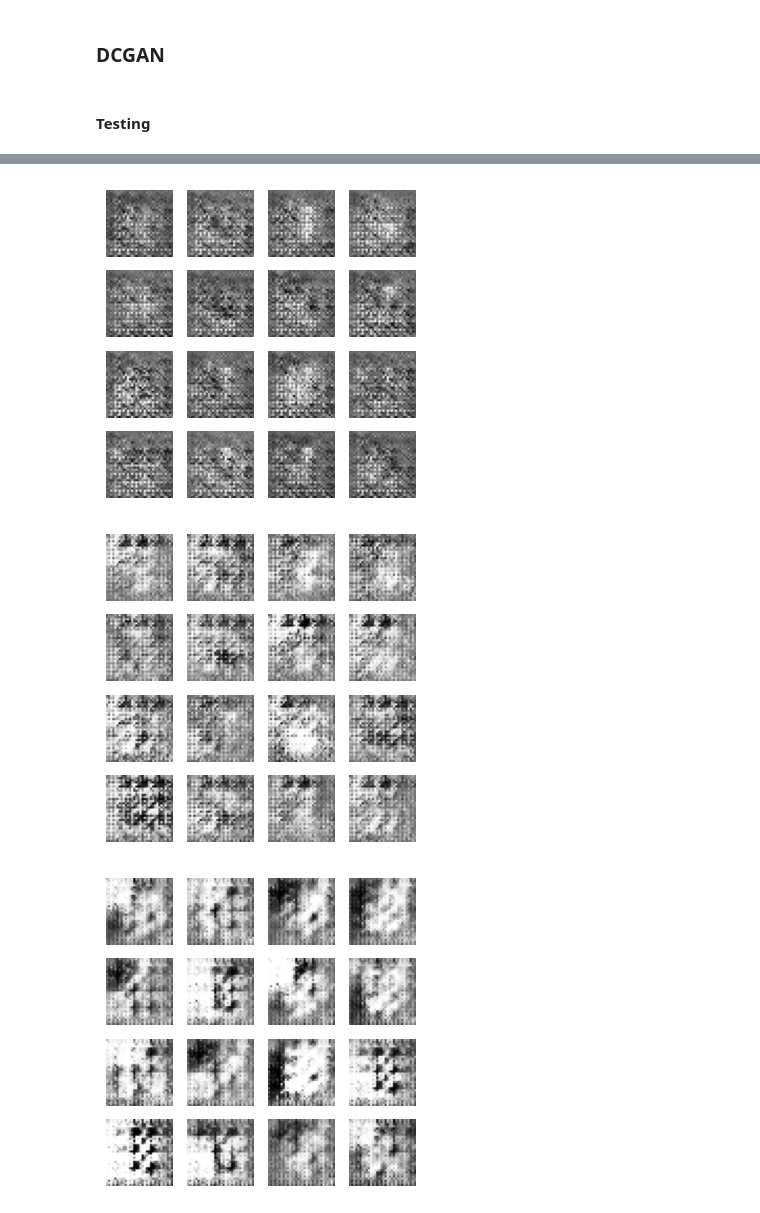
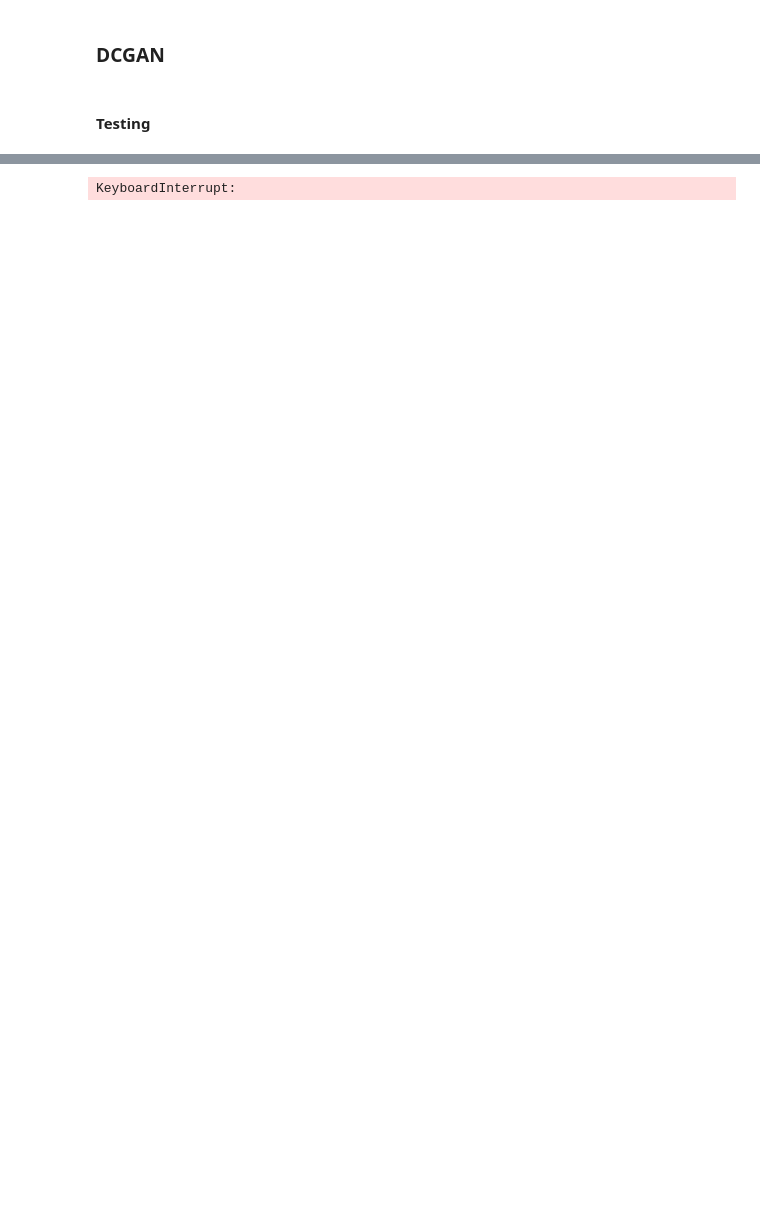
Before and after one commit to tlaw009/GAN-devel, a Jupyter notebook: DCGAN_development.ipynb, the cells around one changed output, grey strips where cells are left out. Cells and saved outputs as stored; diff of their text form; code cells hidden in the pictures; blank space fills up the shorter version.

```diff
--- a/DCGAN_development.ipynb
+++ b/DCGAN_development.ipynb
@@ -73,12 +88,8 @@ class Generator(Model):
         self.noise_dim = noise_dim
         self.image_shape = image_shape
         self.num_channel = num_channel
-        self.kernel_size = int(min(max(min(image_shape[0]/8.0-3.0, image_shape[1]/8.0-3.0), 3.0), 11.0))
+        self.kernel_size = int(min(max(min(image_shape[0]/8.0-3.0, image_shape[1]/8.0-3.0), 5.0), 11.0))
 
-        self.b_norm_d = layers.BatchNormalization()
-        self.b_norm_c1 = layers.BatchNormalization()
-        self.b_norm_c2 = layers.BatchNormalization()
-        self.b_norm_c3 = layers.BatchNormalization()
         self.lr_d = layers.LeakyReLU()
         self.lr_c1 = layers.LeakyReLU()
         self.lr_c2 = layers.LeakyReLU()
@@ -100,18 +111,30 @@ class Generator(Model):
 
     def call(self, noise_vec):
 
-        init_vec = self.lr_d(self.b_norm_d(self.init_dense(noise_vec)))
+        init_vec = tf.squeeze(self.lr_d(self.init_dense(noise_vec)))
+
+#         print(init_vec.shape)
 
         reshaped = self.init_reshape(init_vec)
 
-        convt1 = self.lr_c1(self.b_norm_c1(self.conv2dT1(reshaped)))
+#         print(reshaped.shape)
 
-        convt2 = self.lr_c2(self.b_norm_c2(self.conv2dT2(convt1)))
+        convt1 = self.lr_c1(self.conv2dT1(reshaped))
 
-        convt3 = self.lr_c3(self.b_norm_c3(self.conv2dT3(convt2)))
+#         print(convt1.shape)
+
+        convt2 = self.lr_c2(self.conv2dT2(convt1))
+
+#         print(convt2.shape)
+
+        convt3 = self.lr_c3(self.conv2dT3(convt2))
+
+#         print(convt3.shape)
 
         out = self.conv2dTactv(convt3)
 
+#         print(out.shape)
+
         return out
 # %% [markdown]
 #### Testing
@@ -298,4 +385,6 @@ class DCGAN:
 (train_images, train_labels), (_, _) = tf.keras.datasets.mnist.load_data()
 train_images = tf.expand_dims(train_images, -1)
 # %%
-dcgan1 = DCGAN(train_images, (32,32), 1, 10)
+dcgan1 = DCGAN(train_images, (32,32), 1, 100)
+d1 = Discriminator((32,32), 1)
+g1 = Generator(10, (32,32), 1)
@@ -302,3 +401,3 @@ dcgan1 = DCGAN(train_images, (32,32), 1, 10)
 # %%
-dcgan1.train(10)
+dcgan1.train(1000)
 # %% [output]
@@ -305,3 +415,2 @@ dcgan1.train(10)
+KeyboardInterrupt:
-[figure, old version]
+[figure, new version]
-[figure, removed]
-[figure, removed]
```
Also changed, not shown: parts of 15 cells of this notebook.
